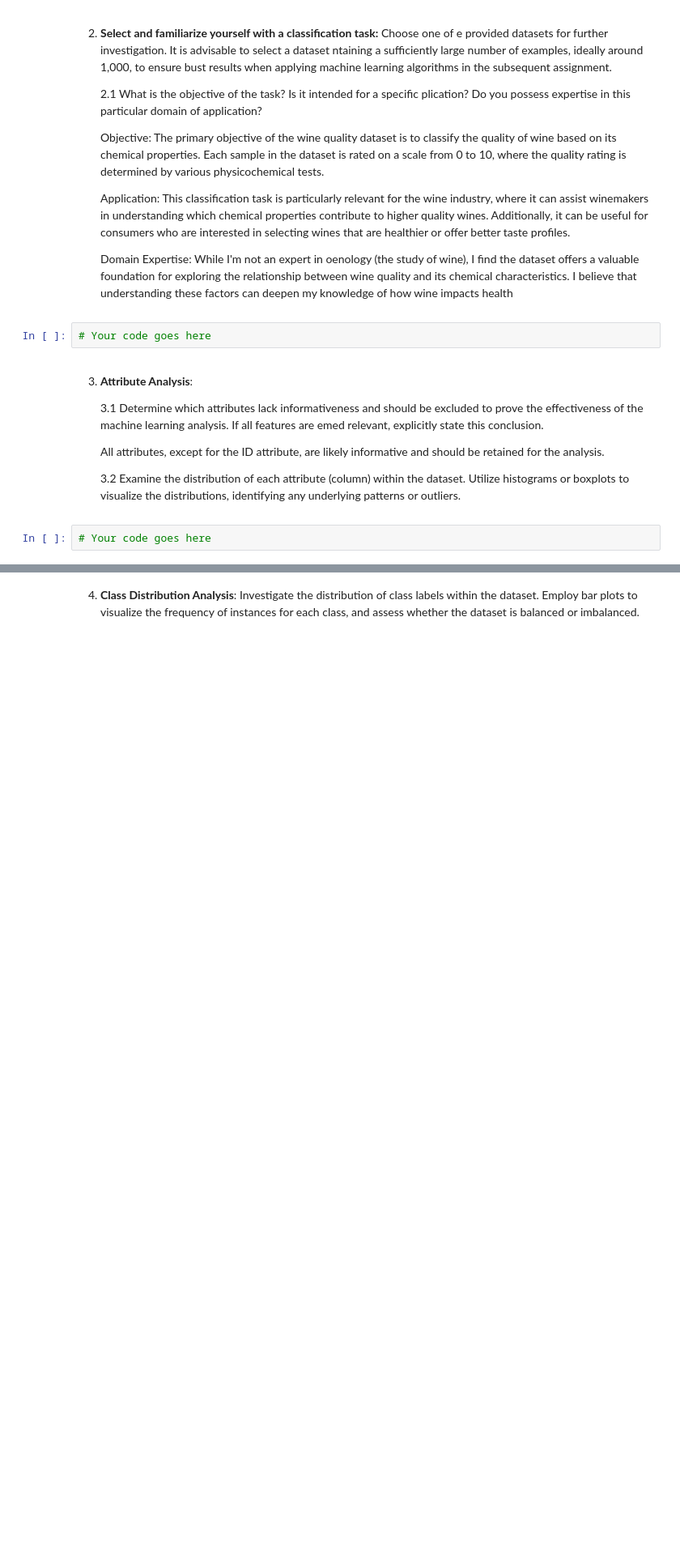
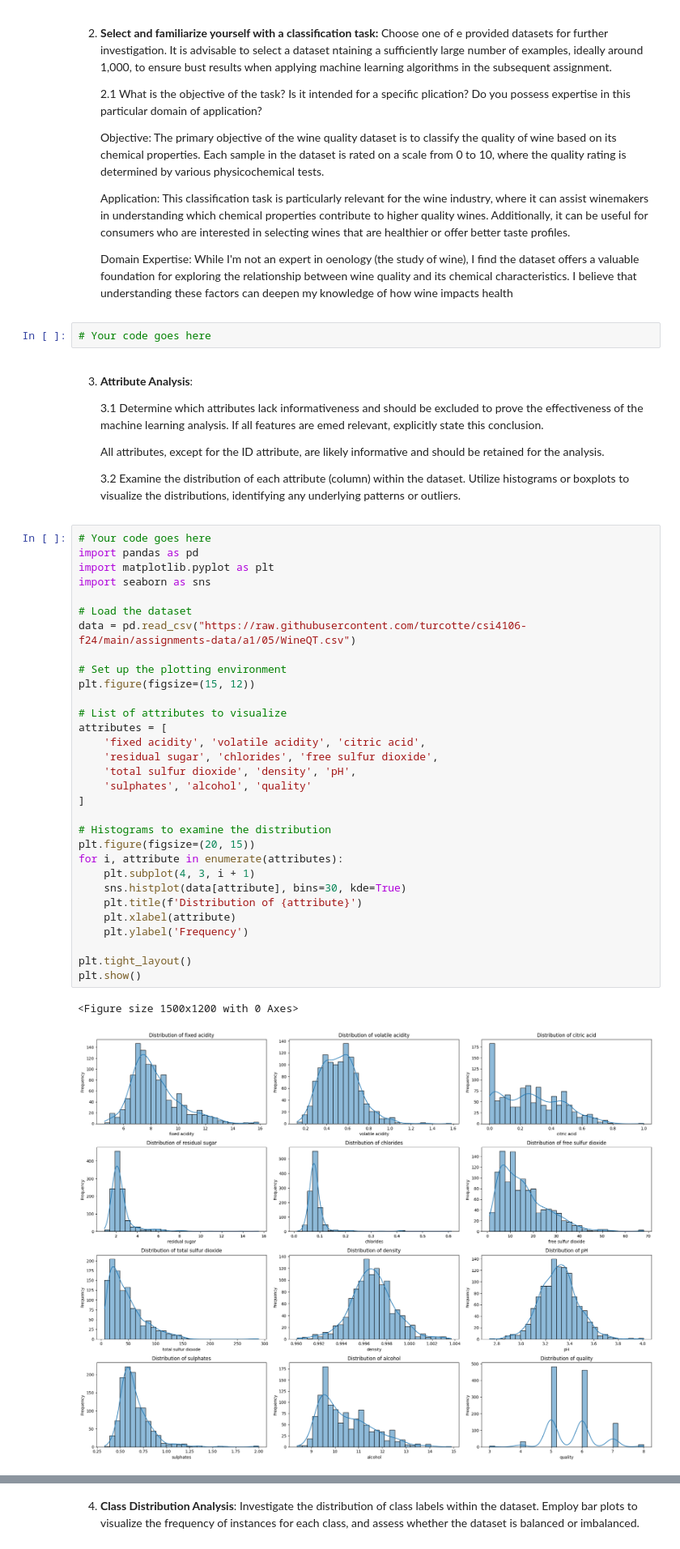
Before and after one commit to TonyWaffo/csi4106-fall2024, a Jupyter notebook: CSI4106_A1_Template.ipynb, the cells around one changed output, grey strips where cells are left out. Shown: that part at 81% size. Drawn from its saved outputs; the diff is of its cells as text; blank space fills up the shorter version.

```diff
--- a/CSI4106_A1_Template.ipynb
+++ b/CSI4106_A1_Template.ipynb
@@ -146,5 +146,37 @@ dtype: int64
 
 
     3.2 Examine the distribution of each attribute (column) within the dataset. Utilize histograms or boxplots to visualize the distributions, identifying any underlying patterns or outliers.
-# %%
-# Your code goes here
+# %%
+# Your code goes here
+import pandas as pd
+import matplotlib.pyplot as plt
+import seaborn as sns
+
+# Load the dataset
+data = pd.read_csv("https://raw.githubusercontent.com/turcotte/csi4106-f24/main/assignments-data/a1/05/WineQT.csv")
+
+# Set up the plotting environment
+plt.figure(figsize=(15, 12))
+
+# List of attributes to visualize
+attributes = [
+    'fixed acidity', 'volatile acidity', 'citric acid',
+    'residual sugar', 'chlorides', 'free sulfur dioxide',
+    'total sulfur dioxide', 'density', 'pH',
+    'sulphates', 'alcohol', 'quality'
+]
+
+# Histograms to examine the distribution
+plt.figure(figsize=(20, 15))
+for i, attribute in enumerate(attributes):
+    plt.subplot(4, 3, i + 1)
+    sns.histplot(data[attribute], bins=30, kde=True)
+    plt.title(f'Distribution of {attribute}')
+    plt.xlabel(attribute)
+    plt.ylabel('Frequency')
+
+plt.tight_layout()
+plt.show()
+# %% [output]
+<Figure size 1500x1200 with 0 Axes>
+[figure, added]
```
Also changed, not shown: parts of 8 cells of this notebook.
